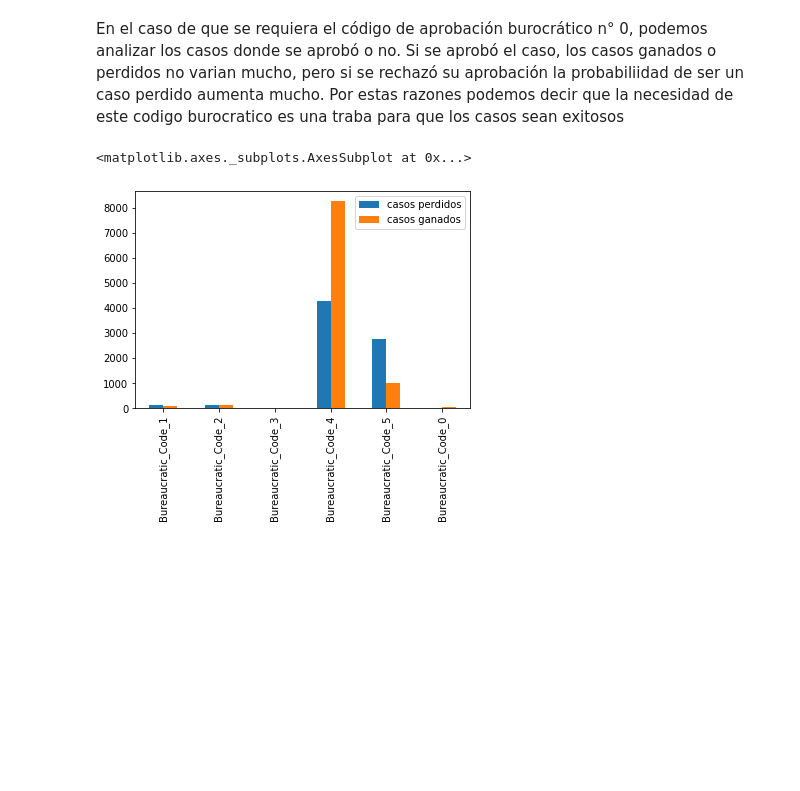
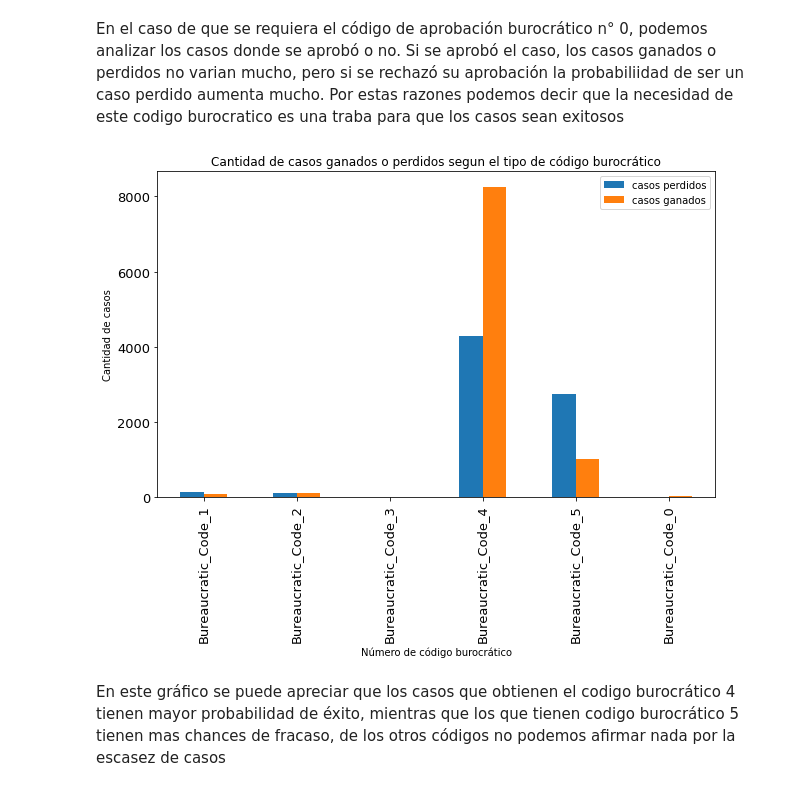
Before and after one commit to pola-fi/OrgaDatos2do2020, a Jupyter notebook: Analisis_Bureaucratic_Code.ipynb, the cells around one changed output. Saved outputs shown, nothing was run; the diff lists cells and outputs as text; code cells hidden in the pictures; blank space fills up the shorter version.

Commit message:
graficos analisis de codigos

```diff
--- a/Analisis_Bureaucratic_Code.ipynb
+++ b/Analisis_Bureaucratic_Code.ipynb
@@ -145,8 +148,10 @@ En el caso de que se requiera el código de aprobación burocrático n° 0, pode
 # %%
 wins_lost_by_buroc = pd.concat([df_closed_lost.groupby(['Bureaucratic_Code']).size(),df_closed_won.groupby(['Bureaucratic_Code']).size()], axis = 1)
 col_rename = {0:'casos perdidos', 1: 'casos ganados'}
 wins_lost_by_buroc = wins_lost_by_buroc.rename( columns = col_rename)
-wins_lost_by_buroc.plot(kind = 'bar')
+g = wins_lost_by_buroc.plot(kind = 'bar', ylabel = 'Cantidad de casos', xlabel = 'Número de código burocrático', fontsize = 13,
+                              title = 'Cantidad de casos ganados o perdidos segun el tipo de código burocrático', figsize = (10,6))
 # %% [output]
-<matplotlib.axes._subplots.AxesSubplot at 0x...>
-[figure, old version]
+[figure, new version]
+# %% [markdown]
+En este gráfico se puede apreciar que los casos que obtienen el codigo burocrático 4 tienen mayor probabilidad de éxito, mientras que los que tienen codigo burocrático 5 tienen mas chances de fracaso, de los otros códigos no podemos afirmar nada por la escasez de casos
```
Also changed, not shown: parts of 2 cells of this notebook.
